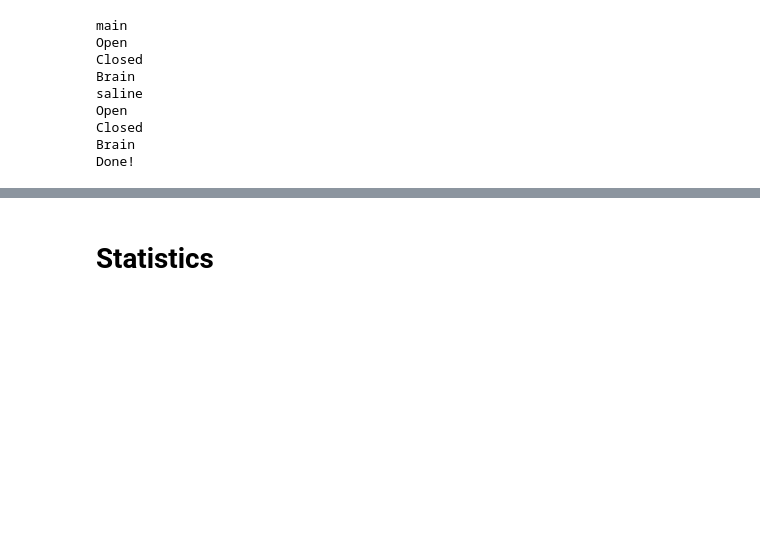
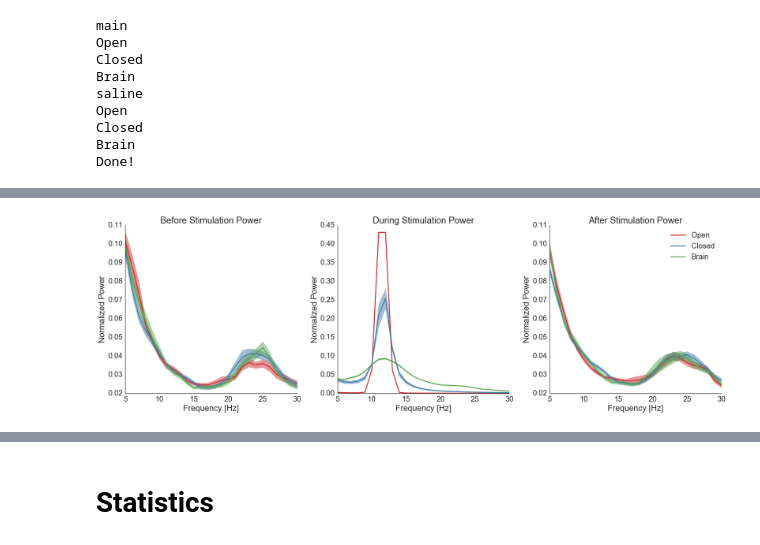
Before and after one commit to mghneurotherapeutics/GalileoTACS, a Jupyter notebook: galileoTACS_analysis.ipynb, the cells around one changed output, grey strips where cells are left out. Drawn from its saved outputs; the diff is of its cells as text; code cells hidden in the pictures; blank space fills up the shorter version.

```diff
--- a/galileoTACS_analysis.ipynb
+++ b/galileoTACS_analysis.ipynb
@@ -131,6 +131,7 @@ dates = condition_df.Date.unique()
 for date in dates:
 
     print("Adding Stim Events for Date: %s" % date)
+    if date != 'saline': continue
 
     # load mne events (concatenate multiple files for date)
     events_fs = [f for f in event_fnames if date in f]
@@ -171,6 +171,7 @@ import numpy as np
 import glob
 import re
 import pandas as pd
+import pylab as plt
 set_log_level('critical')
 
 # raw filenames & condition info
@@ -198,6 +199,7 @@ for date in dates:
     else:
         event_id = dict(Open=0, Closed=1, Brain=2)
 
+    if date != 'saline': continue
     for typ in ['ns2', 'ns5']:
         print(typ)
 
@@ -285,6 +279,7 @@ for on_f, off_f in zip(on_fnames, off_fnames):
 
     search = re.search("(\d{7}|saline).*(ns(2|5))", on_f)
     typ, date = search.group(2), search.group(1)
+    if date != 'saline': continue
 
     print("Computing %s Power for Date: %s" %(typ, date))
 
@@ -434,0 +426,84 @@ Done!
+# %%
+import numpy as np
+import os, glob, re
+import pylab as plt
+import seaborn as sns
+
+sns.set(style="white", font_scale=2, rc={"lines.linewidth": 2.5})
+COLORS = sns.color_palette("Set1", n_colors=10, desat=.8)
+plt.close('all')
+
+indices = {'Before': (-1, -.5), 'During': (0, 10), 'After': (10.5, 11)}
+conditions = ['Open', 'Closed', 'Brain']
+colors = COLORS[:3]
+
+num_bootstraps = 1000
+
+f, axs = plt.subplots(1, 3, figsize=(24, 8))
+
+for i, time_period in enumerate(['Before', 'During', 'After']):
+
+    ax = axs[i]
+
+    for j, condition in enumerate(conditions):
+
+        fnames = sorted(glob.glob("./power/raw/ns2*%s*_raw_power.npz" % condition))
+        fnames = [f for f in fnames if 'saline' not in f]
+
+        tmp = np.load(fnames[0])
+        times = tmp['times']
+        chs = tmp['chs']
+        freqs = tmp['freqs']
+
+        # Collect Date Data Within Conditions
+        raw_power = [np.load(f)['data'] for f in fnames]
+        raw_power = np.concatenate(raw_power, axis=0)
+
+        # Crop out period of interest
+        arr_ix = [ix for ix in np.arange(len(chs)) if 'elec1-83' not in chs[ix] and 'elec1-84' not in chs[ix]]
+        time_mask = np.where(np.logical_and(times >= indices[time_period][0],
+                                            times <= indices[time_period][1]))
+
+        # Collapse across array and time
+        arr_data = raw_power[:, arr_ix, :, :].mean(axis=1).squeeze()
+        arr_data = arr_data[:, :, time_mask].mean(axis=-1).squeeze()
+
+        # Generate bootstrap distribution for standard error
+        num_trials = arr_data.shape[0]
+        num_freqs = arr_data.shape[1]
+        bootstrap_indices = np.random.choice(num_trials,
+                                             size=(num_bootstraps,
+                                                   num_trials),
+                                             replace=True)
+        bootstrap_samples = np.zeros((num_bootstraps, num_trials, num_freqs))
+        for i in range(num_bootstraps):
+            bootstrap_samples[i, :, :] = arr_data[bootstrap_indices[i, :], :]
+
+        # Collapse across trials
+        bootstrap_samples = bootstrap_samples.mean(axis=1)
+        arr_data = arr_data.mean(axis=0)
+
+        # normalize
+        arr_data = arr_data / arr_data.sum()
+        bootstrap_samples = bootstrap_samples / bootstrap_samples.sum(axis=-1)[:, np.newaxis]
+
+        # Collect standarde deviation of bootstrap
+        bootstrap_std = bootstrap_samples.std(axis=0)
+
+        ax.plot(freqs, arr_data, color=colors[j])
+        ax.fill_between(freqs, arr_data - bootstrap_std,
+                        arr_data + bootstrap_std, color=colors[j],
+                        alpha=0.5, label='_nolegend_')
+
+    ax.set_title('%s Stimulation Power' % time_period)
+
+    ax.set_xlabel('Frequency [Hz]')
+    ax.set_ylabel('Normalized Power')
+
+axs[-1].legend(conditions)
+plt.tight_layout()
+sns.despine()
+plt.savefig('./plots/main_experiment/main_before_during_after_spectrum.png')
+plt.show()
+# %% [output]
+[figure, added]
```
Also changed, not shown: parts of 40 cells of this notebook, 10 other files.
